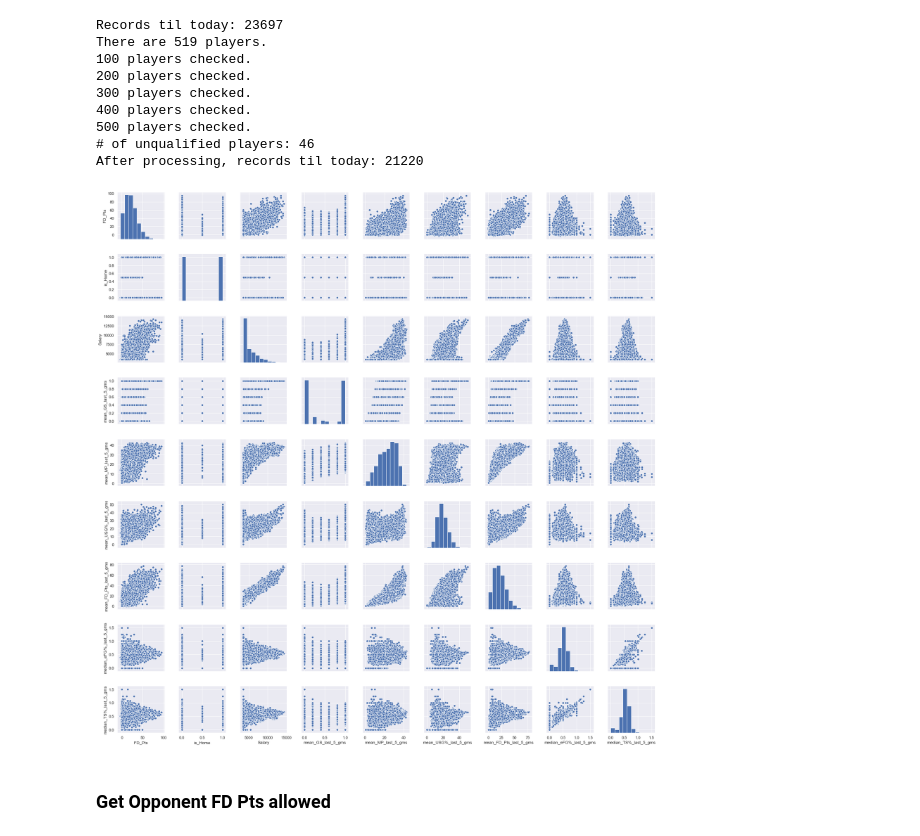
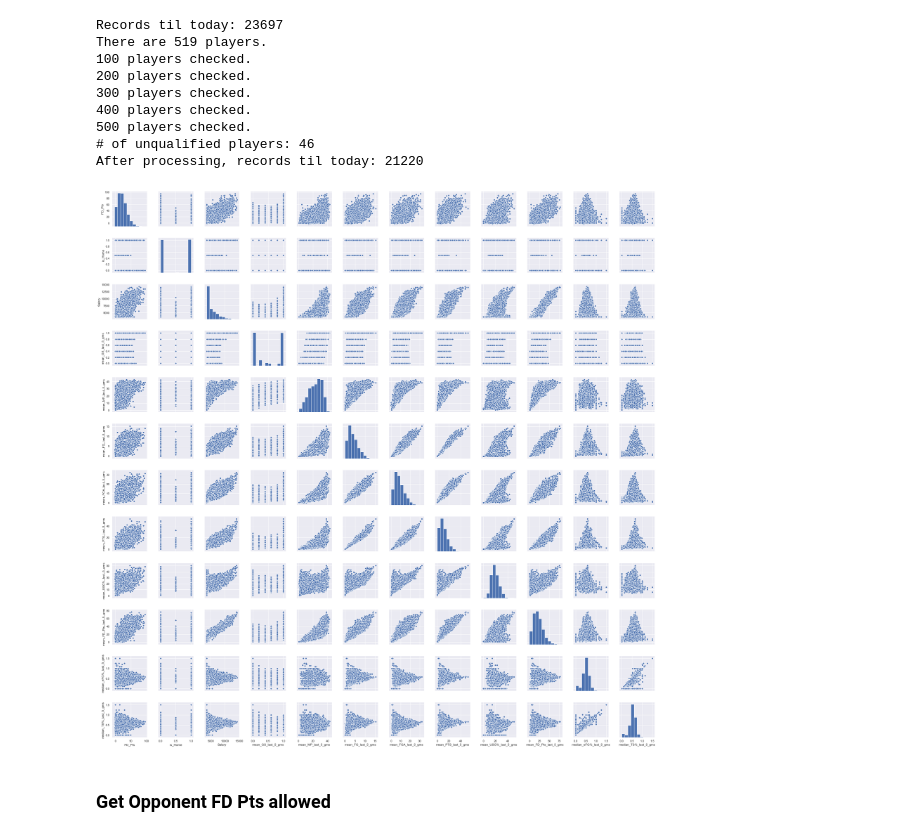
Before and after one commit to xulianrenzoku/nba_dfs, a Jupyter notebook: nba_dfs_data_eng_n_modeling_2019.ipynb, the cells around one changed output. Saved outputs shown, nothing was run; the diff lists cells and outputs as text; code cells hidden in the pictures.

```diff
--- a/nba_dfs_data_eng_n_modeling_2019.ipynb
+++ b/nba_dfs_data_eng_n_modeling_2019.ipynb
@@ -307,7 +302,7 @@ def get_rolling_records(today, player_df, n):
                  'Team', 'Opponent', 'Salary', 'FD_Pts']
 
     # Desired Stats
-    mean_cols = ['GS', 'MP', 'USG%', 'FD_Pts']
+    mean_cols = ['GS', 'MP', 'FG', 'FGA', 'PTS', 'USG%', 'FD_Pts']
     median_cols = ['eFG%', 'TS%']
     for col in mean_cols:
         base_cols.append(f'mean_{col}_last_{n}_gms')
@@ -358,14 +353,15 @@ After processing, records til today: 21220
 # %%
 high_num_features = ['FD_Pts',
                      'is_Home', 'Salary',
                      'mean_GS_last_5_gms', 'mean_MP_last_5_gms',
+                     'mean_FG_last_5_gms', 'mean_FGA_last_5_gms', 'mean_PTS_last_5_gms',
                      'mean_USG%_last_5_gms', 'mean_FD_Pts_last_5_gms',
                      'median_eFG%_last_5_gms', 'median_TS%_last_5_gms']
 sns.set()
 sns.pairplot(new_player_df[high_num_features])
 plt.show()
 # %% [output]
-[figure, old version]
+[figure, new version]
 # %% [markdown]
 ### Get Opponent FD Pts allowed
 # %% [markdown]
```
Also changed, not shown: parts of 11 cells of this notebook.
